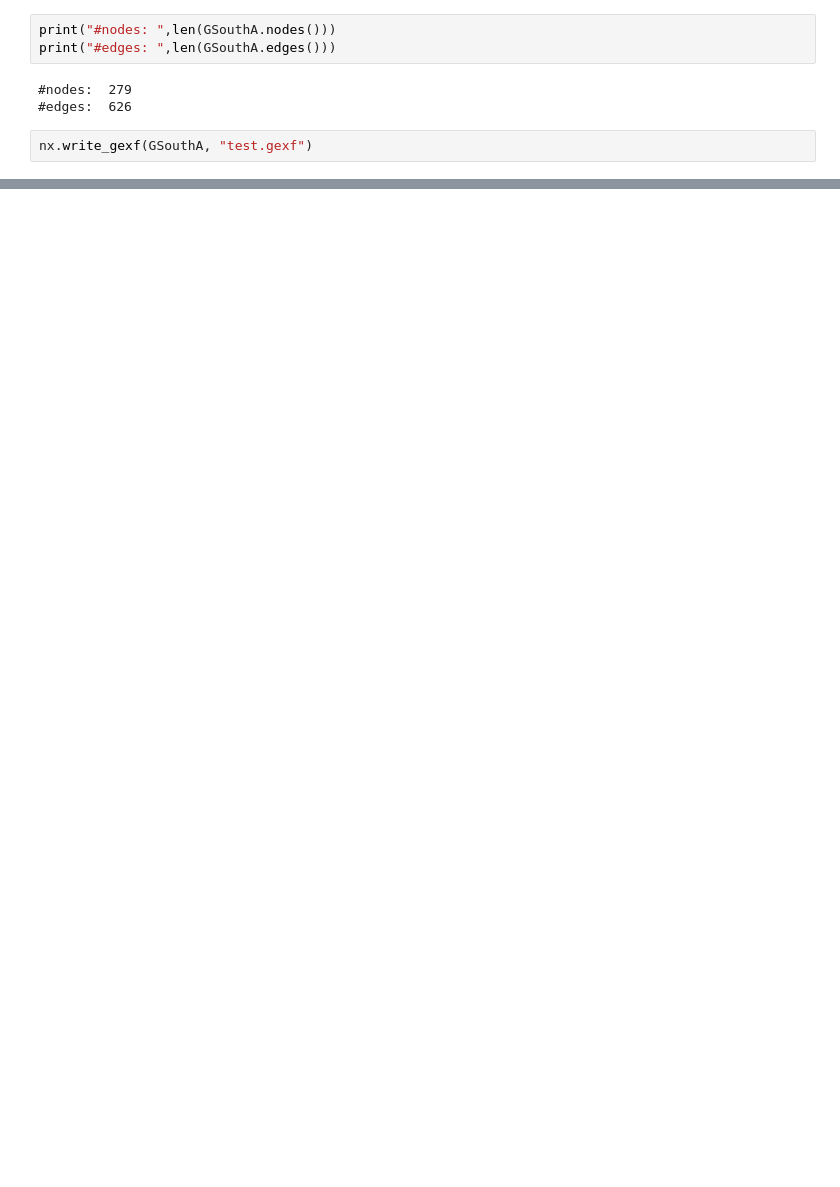
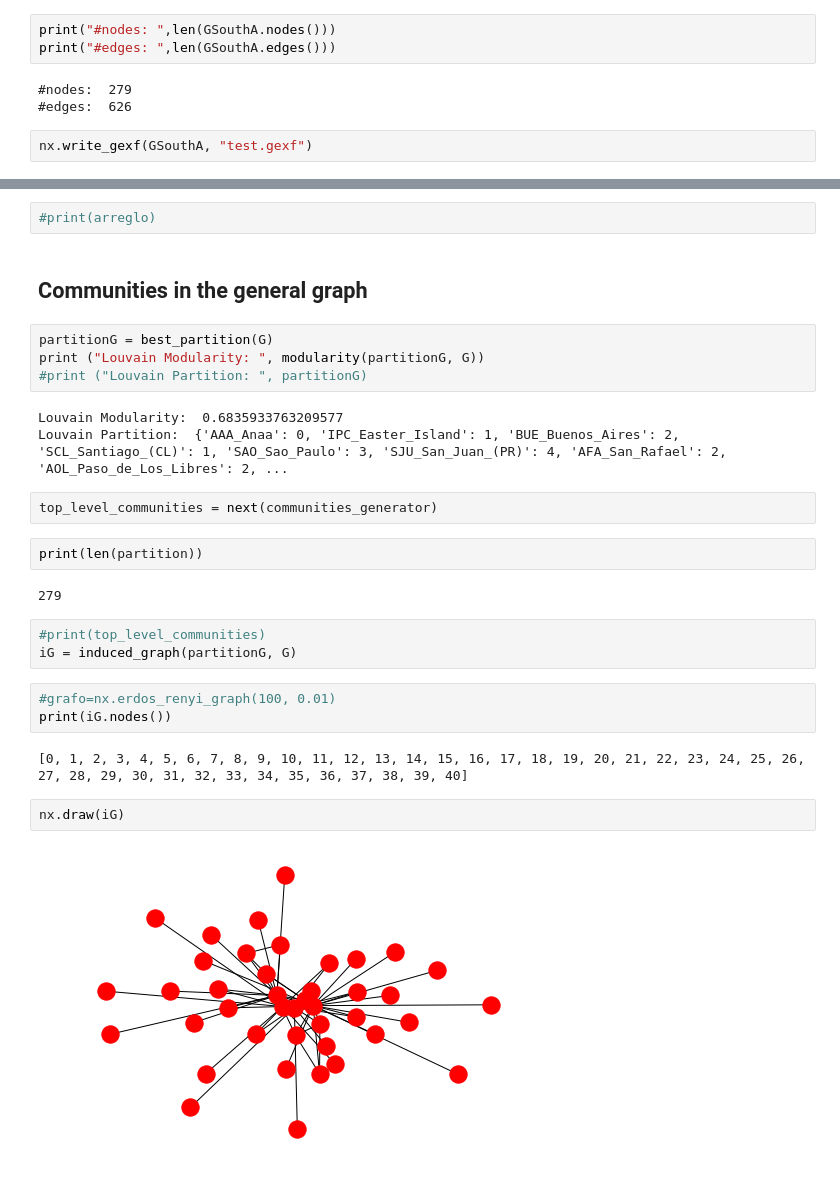
Before and after one commit to dasalgadob/pythonAlgoritmhs, a Jupyter notebook: graph analitycs/module2/intro_networkx.ipynb, the cells around one changed output, grey strips where cells are left out. Cells and saved outputs as stored; diff of their text form; blank space fills up the shorter version.

```diff
--- a/graph analitycs/module2/intro_networkx.ipynb
+++ b/graph analitycs/module2/intro_networkx.ipynb
@@ -192,0 +261,29 @@ nx.write_gexf(GSouthA, "test.gexf")
+# %%
+#print(arreglo)
+# %% [markdown]
+## Communities in the general graph
+# %%
+partitionG = best_partition(G)
+print ("Louvain Modularity: ", modularity(partitionG, G))
+#print ("Louvain Partition: ", partitionG)
+# %% [output]
+Louvain Modularity:  0.6835933763209577
+Louvain Partition:  {'AAA_Anaa': 0, 'IPC_Easter_Island': 1, 'BUE_Buenos_Aires': 2, 'SCL_Santiago_(CL)': 1, 'SAO_Sao_Paulo': 3, 'SJU_San_Juan_(PR)': 4, 'AFA_San_Rafael': 2, 'AOL_Paso_de_Los_Libres': 2, ...
+# %%
+top_level_communities = next(communities_generator)
+# %%
+print(len(partition))
+# %% [output]
+279
+# %%
+#print(top_level_communities)
+iG = induced_graph(partitionG, G)
+# %%
+#grafo=nx.erdos_renyi_graph(100, 0.01)
+print(iG.nodes())
+# %% [output]
+[0, 1, 2, 3, 4, 5, 6, 7, 8, 9, 10, 11, 12, 13, 14, 15, 16, 17, 18, 19, 20, 21, 22, 23, 24, 25, 26, 27, 28, 29, 30, 31, 32, 33, 34, 35, 36, 37, 38, 39, 40]
+# %%
+nx.draw(iG)
+# %% [output]
+[figure, added]
```
Also changed, not shown: parts of 33 cells of this notebook.
